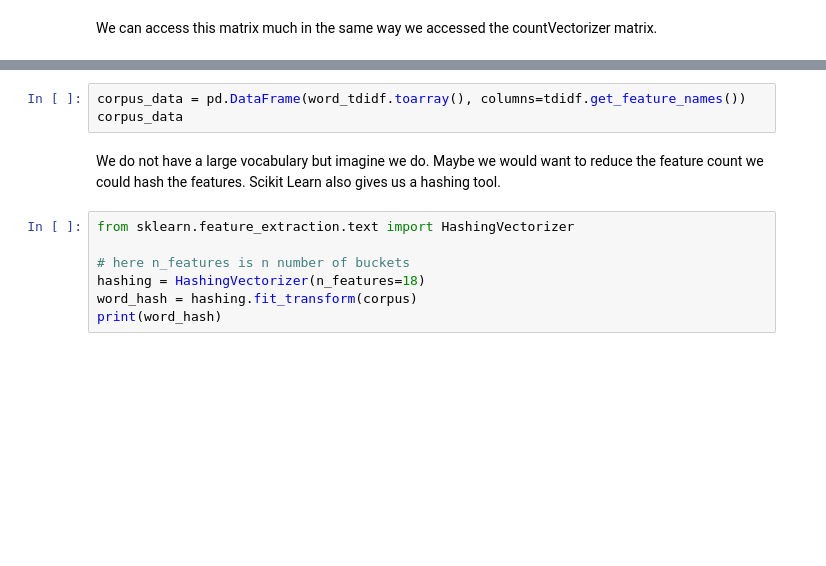
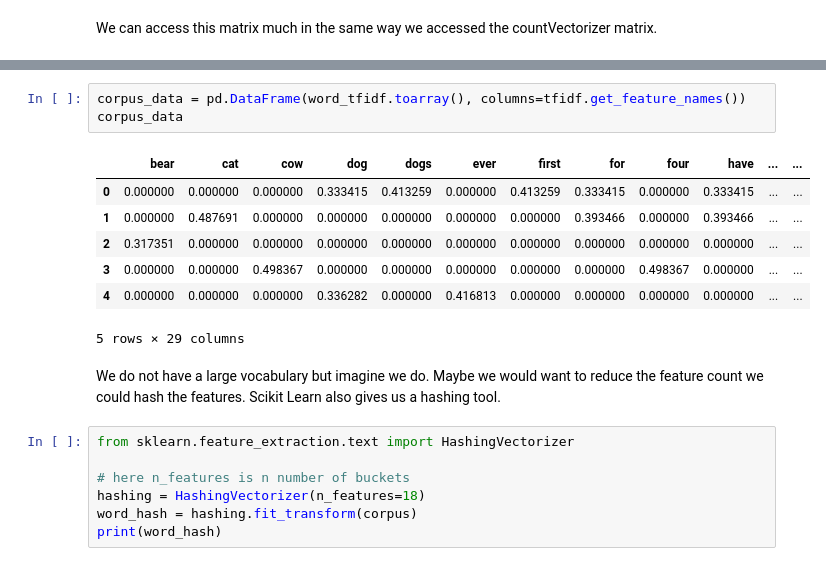
Before and after one commit to derekjjackson/DH_PythonLibraries_JupyterNotebooks, a Jupyter notebook: Overview of Machine Learning, Data Science, and Python Libraries.ipynb, the cells around one changed output, grey strips where cells are left out. Drawn from its saved outputs; the diff is of its cells as text; blank space fills up the shorter version.

```diff
--- a/Overview of Machine Learning, Data Science, and Python Libraries.ipynb
+++ b/Overview of Machine Learning, Data Science, and Python Libraries.ipynb
@@ -339,6 +668,14 @@ tdidf.vocabulary_
 # %%
-corpus_data = pd.DataFrame(word_tdidf.toarray(), columns=tdidf.get_feature_names())
+corpus_data = pd.DataFrame(word_tfidf.toarray(), columns=tfidf.get_feature_names())
 corpus_data
+# %% [output]
+|  | bear | cat | cow | dog | dogs | ever | first | for | four | have | ... | ... |
+| 0 | 0.000000 | 0.000000 | 0.000000 | 0.333415 | 0.413259 | 0.000000 | 0.413259 | 0.333415 | 0.000000 | 0.333415 | ... | ... |
+| 1 | 0.000000 | 0.487691 | 0.000000 | 0.000000 | 0.000000 | 0.000000 | 0.000000 | 0.393466 | 0.000000 | 0.393466 | ... | ... |
+| 2 | 0.317351 | 0.000000 | 0.000000 | 0.000000 | 0.000000 | 0.000000 | 0.000000 | 0.000000 | 0.000000 | 0.000000 | ... | ... |
+| 3 | 0.000000 | 0.000000 | 0.498367 | 0.000000 | 0.000000 | 0.000000 | 0.000000 | 0.000000 | 0.498367 | 0.000000 | ... | ... |
+| 4 | 0.000000 | 0.000000 | 0.000000 | 0.336282 | 0.000000 | 0.416813 | 0.000000 | 0.000000 | 0.000000 | 0.000000 | ... | ... |
+5 rows × 29 columns
 # %% [markdown]
 We do not have a large vocabulary but imagine we do. Maybe we would want to reduce the feature count we could hash the features. Scikit Learn also gives us a hashing tool.
 # %%
```
Also changed, not shown: parts of 40 cells of this notebook, 2 other files.
